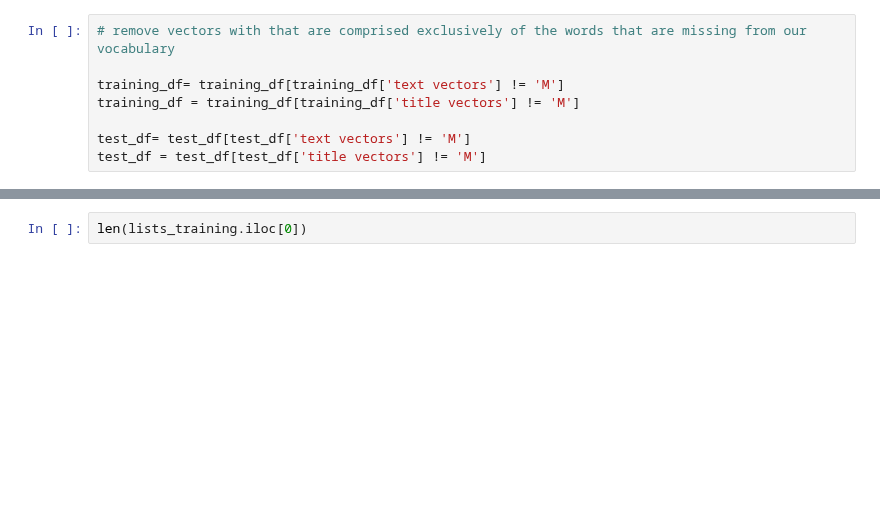
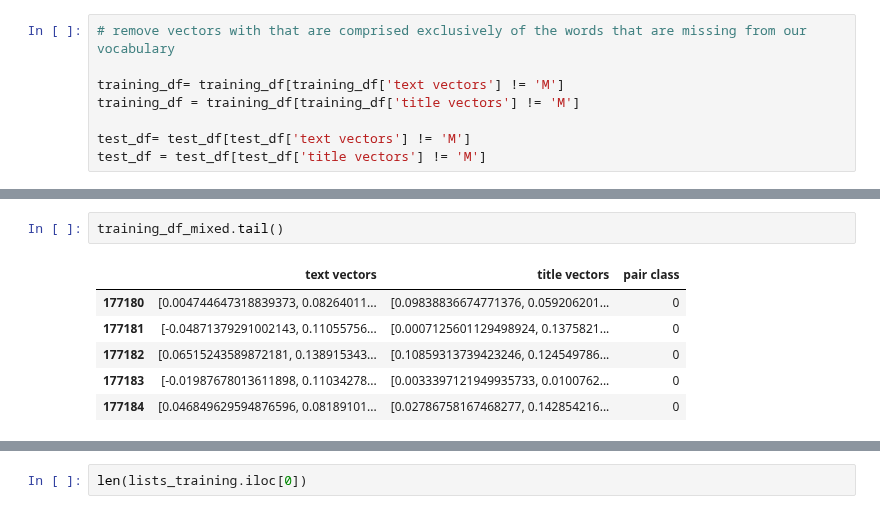
Before and after one commit to innawendell/Describing-Data-, a Jupyter notebook: Ads.ipynb, the cells around one changed output, grey strips where cells are left out. Cells and saved outputs as stored; diff of their text form; blank space fills up the shorter version.

```diff
--- a/Ads.ipynb
+++ b/Ads.ipynb
@@ -510,0 +456,9 @@ lists_test = concat_test['text vectors'].apply(list) + concat_test['title vector
+# %%
+training_df_mixed.tail()
+# %% [output]
+|  | text vectors | title vectors | pair class |
+| 177180 | [0.004744647318839373, 0.08264011... | [0.09838836674771376, 0.059206201... | 0 |
+| 177181 | [-0.04871379291002143, 0.11055756... | [0.0007125601129498924, 0.1375821... | 0 |
+| 177182 | [0.06515243589872181, 0.138915343... | [0.10859313739423246, 0.124549786... | 0 |
+| 177183 | [-0.01987678013611898, 0.11034278... | [0.0033397121949935733, 0.0100762... | 0 |
+| 177184 | [0.046849629594876596, 0.08189101... | [0.02786758167468277, 0.142854216... | 0 |
```
Also changed, not shown: parts of 61 cells of this notebook.
